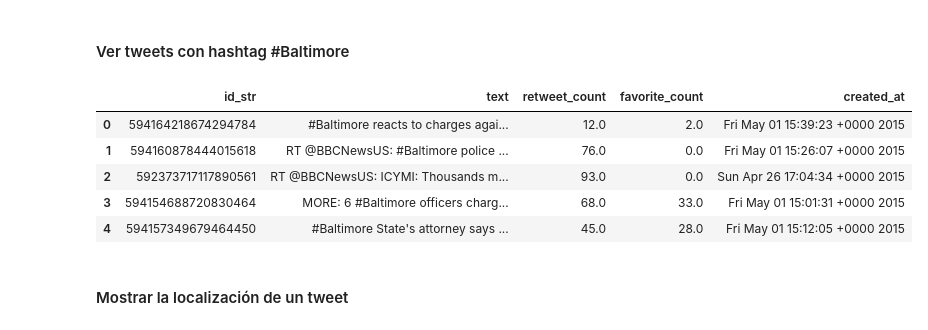
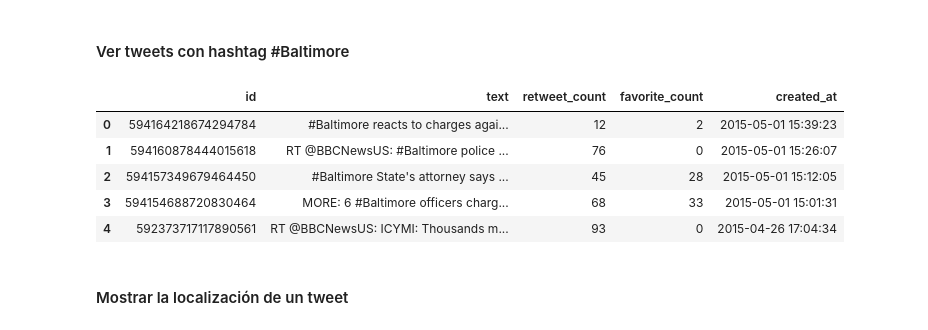
Before and after one commit to javoeria/data-science, a Jupyter notebook: mongodb/pymongo_1.ipynb, the cells around one changed output. Saved outputs shown, nothing was run; the diff lists cells and outputs as text; code cells hidden in the pictures.

```diff
--- a/mongodb/pymongo_1.ipynb
+++ b/mongodb/pymongo_1.ipynb
@@ -74,16 +108,28 @@ data
 # %% [markdown]
 #### Ver tweets con hashtag #Baltimore
 # %%
-hashtags = collection.find({'text': {'$regex': '#Baltimore'}})
-data = pd.DataFrame(list(hashtags), columns=['id_str', 'text', 'retweet_count', 'favorite_count', 'created_at'])
+pipeline = [
+    {'$match': {'text': {'$regex': '#Baltimore'}}},
+    {'$project':
+      {
+        'id': '$id_str', 'text': '$text',
+        'retweet_count': {'$toInt': '$retweet_count'},
+        'favorite_count': {'$toInt': '$favorite_count'},
+        'created_at': {'$dateFromString': {'dateString': '$created_at'}}
+      }
+    },
+    {'$sort': {'created_at': -1}}
+]
+hashtag_tweets = collection.aggregate(pipeline)
+data = pd.DataFrame(list(hashtag_tweets), columns=['id', 'text', 'retweet_count', 'favorite_count', 'created_at'])
 data
 # %% [output]
-|  | id_str | text | retweet_count | favorite_count | created_at |
-| 0 | 594164218674294784 | #Baltimore reacts to charges agai... | 12.0 | 2.0 | Fri May 01 15:39:23 +0000 2015 |
-| 1 | 594160878444015618 | RT @BBCNewsUS: #Baltimore police ... | 76.0 | 0.0 | Fri May 01 15:26:07 +0000 2015 |
-| 2 | 592373717117890561 | RT @BBCNewsUS: ICYMI: Thousands m... | 93.0 | 0.0 | Sun Apr 26 17:04:34 +0000 2015 |
-| 3 | 594154688720830464 | MORE: 6 #Baltimore officers charg... | 68.0 | 33.0 | Fri May 01 15:01:31 +0000 2015 |
-| 4 | 594157349679464450 | #Baltimore State's attorney says ... | 45.0 | 28.0 | Fri May 01 15:12:05 +0000 2015 |
+|  | id | text | retweet_count | favorite_count | created_at |
+| 0 | 594164218674294784 | #Baltimore reacts to charges agai... | 12 | 2 | 2015-05-01 15:39:23 |
+| 1 | 594160878444015618 | RT @BBCNewsUS: #Baltimore police ... | 76 | 0 | 2015-05-01 15:26:07 |
+| 2 | 594157349679464450 | #Baltimore State's attorney says ... | 45 | 28 | 2015-05-01 15:12:05 |
+| 3 | 594154688720830464 | MORE: 6 #Baltimore officers charg... | 68 | 33 | 2015-05-01 15:01:31 |
+| 4 | 592373717117890561 | RT @BBCNewsUS: ICYMI: Thousands m... | 93 | 0 | 2015-04-26 17:04:34 |
 # %% [markdown]
 #### Mostrar la localización de un tweet
 # %%
```
Also changed, not shown: parts of 11 cells of this notebook.
